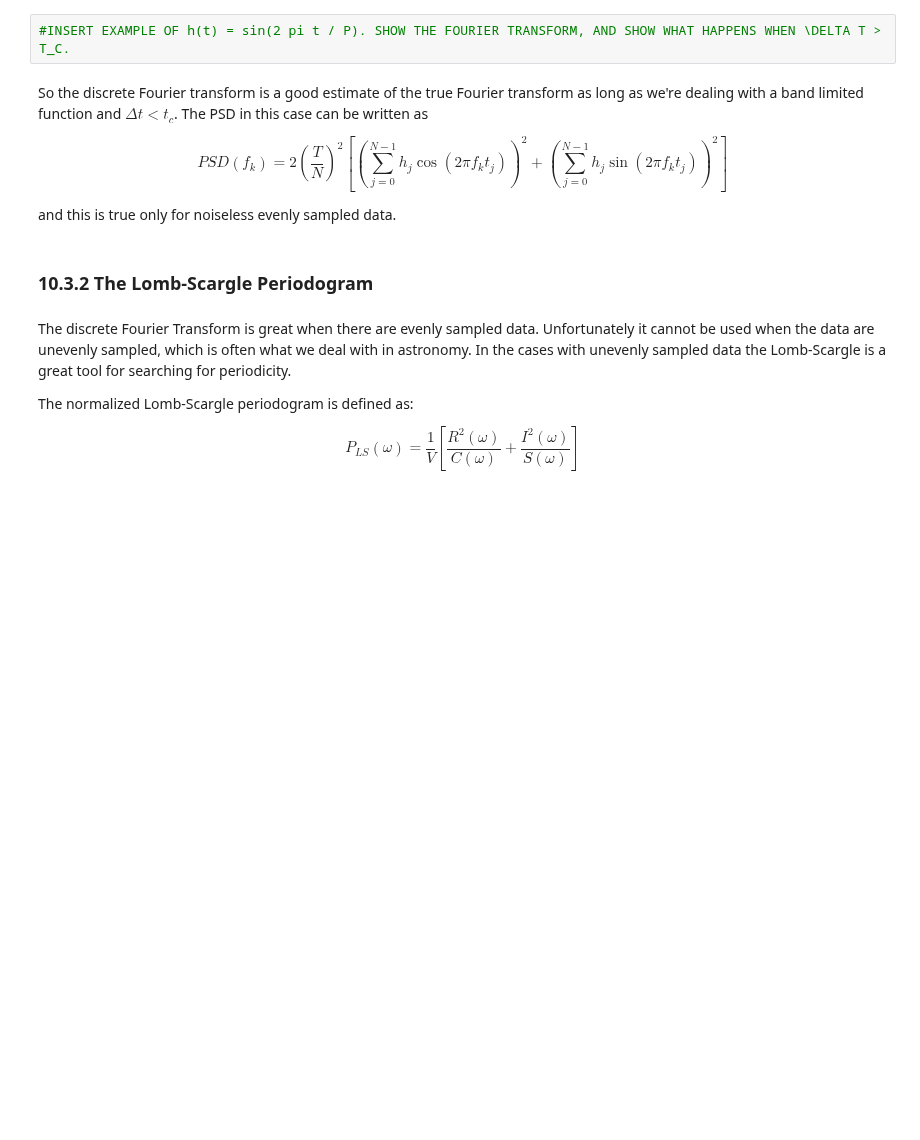
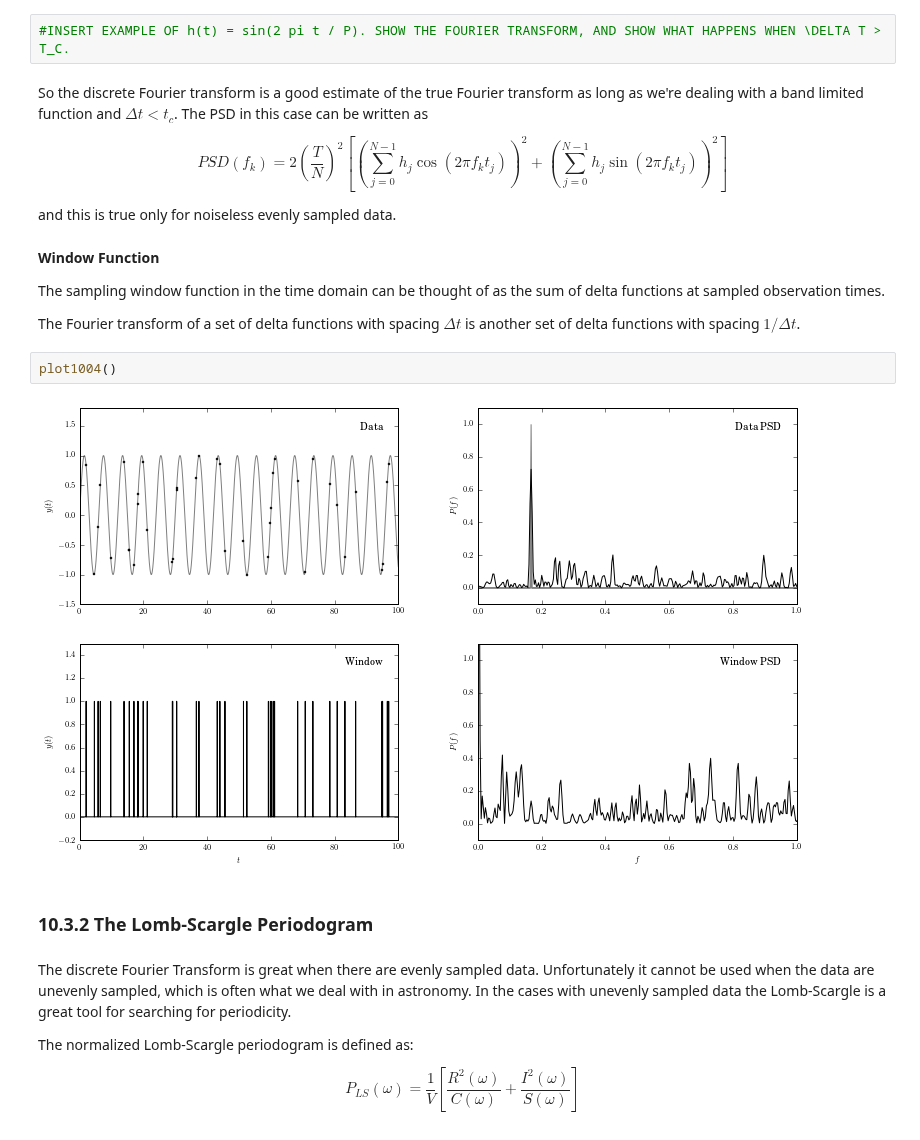
Before and after one commit to YastroML/YastroML, a Jupyter notebook: Session19_141029/Ch10_TimeSeries.ipynb, the cells around one changed output. Drawn from its saved outputs; the diff is of its cells as text; blank space fills up the shorter version.

```diff
--- a/Session19_141029/Ch10_TimeSeries.ipynb
+++ b/Session19_141029/Ch10_TimeSeries.ipynb
@@ -370,6 +385,16 @@ So the discrete Fourier transform is a good estimate of the true Fourier transfo
 $$PSD(f_k) = 2 \left(\frac{T}{N} \right)^2 \left[\left(\sum_{j=0}^{N-1} h_j \cos{(2 \pi f_k t_j)} \right)^2 + \left(\sum_{j=0}^{N-1} h_j \sin{(2 \pi f_k t_j)} \right)^2\right]$$
 
 and this is true only for noiseless evenly sampled data.
+# %% [markdown]
+**Window Function**
+
+The sampling window function in the time domain can be thought of as the sum of delta functions at sampled observation times.
+
+The Fourier transform of a set of delta functions with spacing $\Delta t$ is another set of delta functions with spacing $1 / \Delta t$.
+# %%
+plot1004()
+# %% [output]
+[figure, added]
 # %% [markdown]
 ### 10.3.2 The Lomb-Scargle Periodogram
 # %% [markdown]
```
Also changed, not shown: parts of 6 cells of this notebook.
